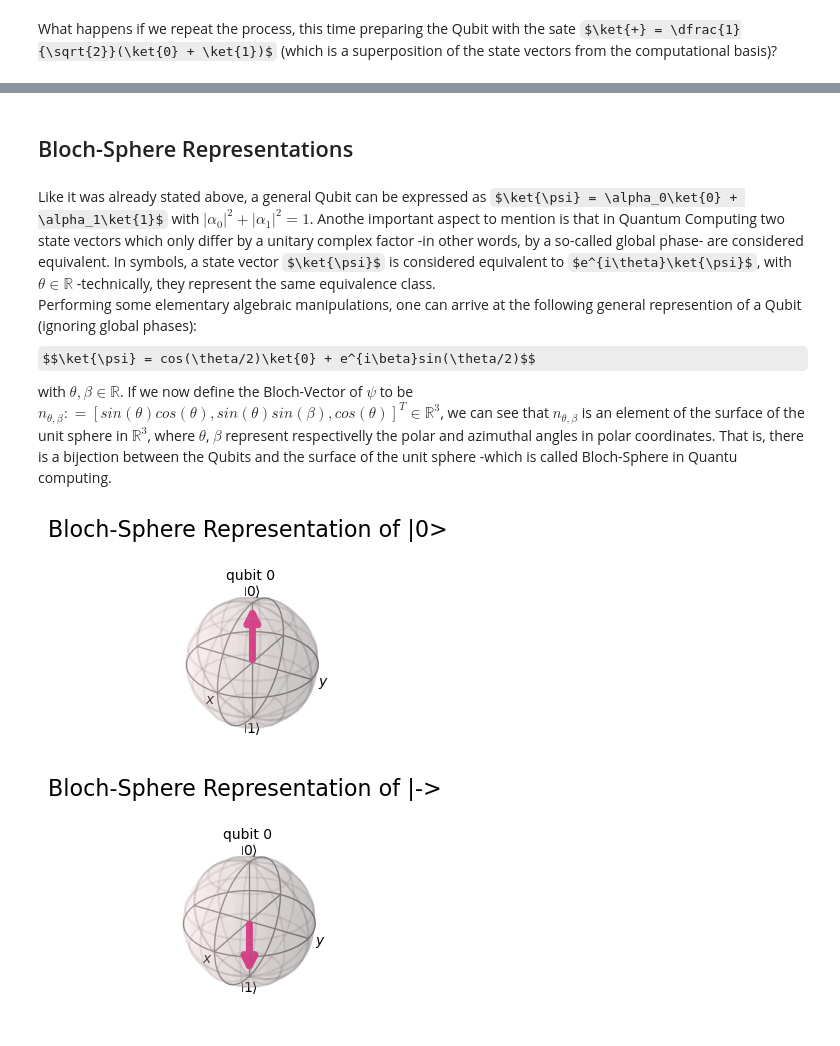
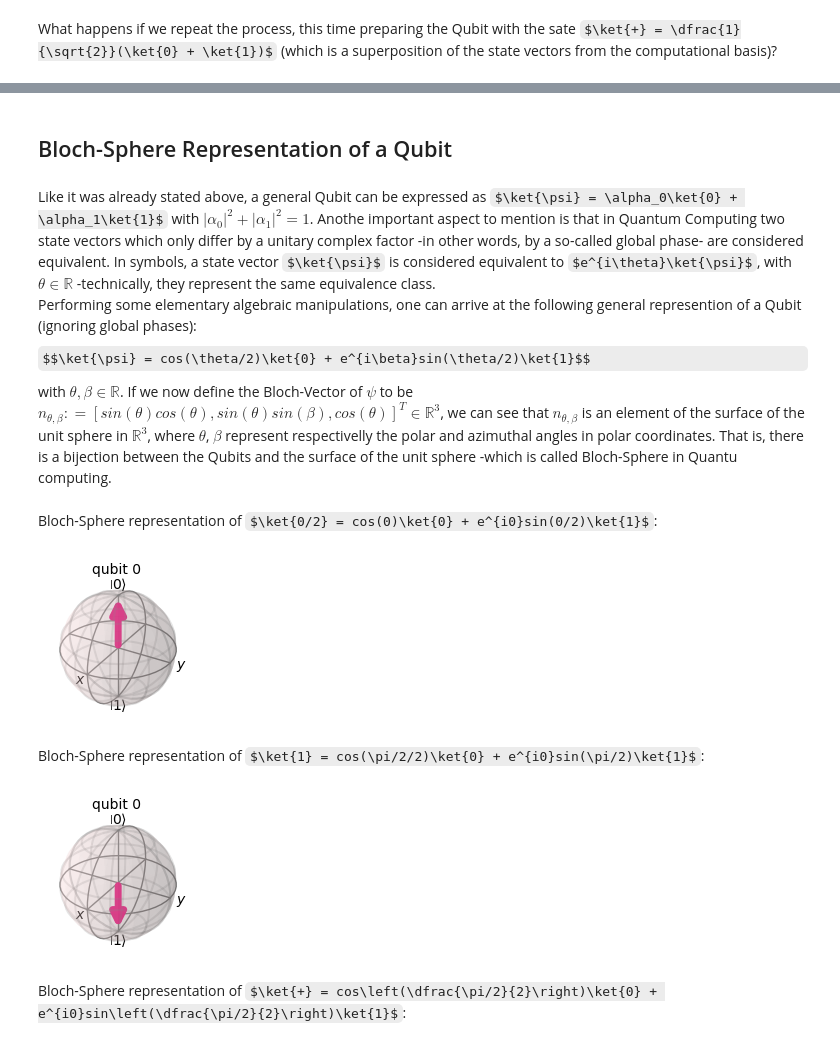
Before and after one commit to xaviermondragon/qiskit_explorations, a Jupyter notebook: one_qubit.ipynb, the cells around one changed output, grey strips where cells are left out. Drawn from its saved outputs; the diff is of its cells as text; code cells hidden in the pictures; some formulas as TeX source.

Commit message:
Improve explanations of the Bloch-Sphere representation.

```diff
--- a/one_qubit.ipynb
+++ b/one_qubit.ipynb
@@ -100,20 +100,28 @@ c: 1/═════════════════════════
 # %% [markdown]
-## Bloch-Sphere Representations
+## Bloch-Sphere Representation of a Qubit
 # %% [markdown]
 Like it was already stated above, a general Qubit can be expressed as $\ket{\psi} = \alpha_0\ket{0} + \alpha_1\ket{1}$ with $\lvert \alpha_0\rvert^2 + \lvert \alpha_1\rvert^2 = 1$. Anothe important aspect to mention is that in Quantum Computing two state vectors which only differ by a unitary complex factor -in other words, by a so-called global phase- are considered equivalent. In symbols, a state vector $\ket{\psi}$ is considered equivalent to $e^{i\theta}\ket{\psi}$, with $\theta\in\mathbb{R}$ -technically, they represent the same equivalence class.
-Performing some elementary algebraic manipulations, one can arrive at the following general represention of a Qubit (ignoring global phases): $$\ket{\psi} = cos(\theta/2)\ket{0} + e^{i\beta}sin(\theta/2)$$
+Performing some elementary algebraic manipulations, one can arrive at the following general represention of a Qubit (ignoring global phases): $$\ket{\psi} = cos(\theta/2)\ket{0} + e^{i\beta}sin(\theta/2)\ket{1}$$
 with $\theta, \beta \in \mathbb{R}$. If we now define the Bloch-Vector of $\psi$ to be $n_{\theta, \beta}: = [sin(\theta)cos(\theta), sin(\theta)sin(\beta), cos(\theta)]^T \in \mathbb{R}^3$, we can see that $n_{\theta, \beta}$ is an element of the surface of the unit sphere in $\mathbb{R}^3$, where $\theta$, $\beta$ represent respectivelly the polar and azimuthal angles in polar coordinates. That is, there is a bijection between the Qubits and the surface of the unit sphere -which is called Bloch-Sphere in Quantu computing.
+# %% [markdown]
+Bloch-Sphere representation of $\ket{0/2} = cos(0)\ket{0} + e^{i0}sin(0/2)\ket{1}$:
 # %%
 circuit = QuantumCircuit(1)
-plot_bloch_multivector(circuit ,title="Bloch-Sphere Representation of |0>", figsize=(2,2))
+#plot_bloch_multivector(circuit, title="Bloch-Sphere Representation of |0>", figsize=(2,2))
+plot_bloch_multivector(circuit, figsize=(2,2))
 # %% [output]
-[figure, old version]
+[figure, new version]
+# %% [markdown]
+Bloch-Sphere representation of $\ket{1} = cos(\pi/2/2)\ket{0} + e^{i0}sin(\pi/2)\ket{1}$:
 # %%
 state_vector = Statevector.from_label('1')
 circuit.initialize([0, 1], 0, 1)
-plot_bloch_multivector(circuit ,title="Bloch-Sphere Representation of |->", figsize=(2,2))
+#plot_bloch_multivector(circuit, title="Bloch-Sphere Representation of |->", figsize=(2,2))
+plot_bloch_multivector(circuit, figsize=(2,2))
 # %% [output]
-[figure, old version]
+[figure, new version]
+# %% [markdown]
+Bloch-Sphere representation of $\ket{+} = cos\left(\dfrac{\pi/2}{2}\right)\ket{0} + e^{i0}sin\left(\dfrac{\pi/2}{2}\right)\ket{1}$:
 # %%
 state_vector = Statevector.from_label('1')
 circuit.initialize([1/sqrt(2), 1/sqrt(2)], 0, 1)
```
Also changed, not shown: parts of 4 cells of this notebook.
